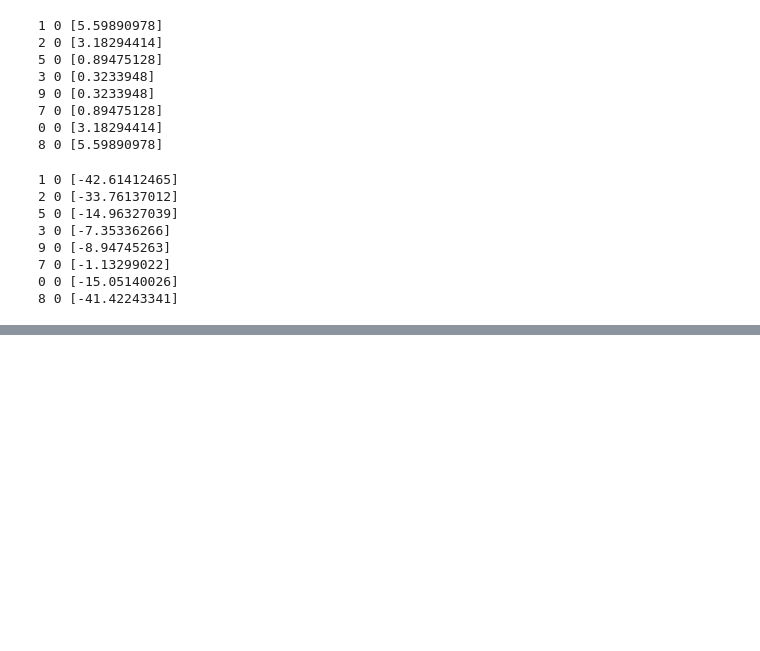
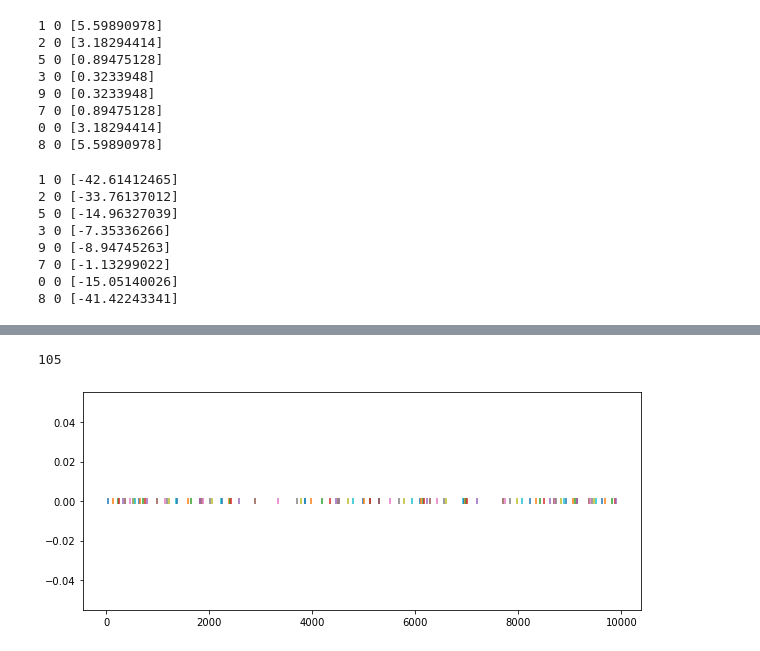
Before and after one commit to camillebesnainou/2022-01-10-polychrony, a Jupyter notebook: 2022-05-10_Besnainou_Camille.ipynb, the cells around one changed output, grey strips where cells are left out. Saved outputs shown, nothing was run; the diff lists cells and outputs as text; code cells hidden in the pictures; blank space fills up the shorter version.

```diff
--- a/2022-05-10_Besnainou_Camille.ipynb
+++ b/2022-05-10_Besnainou_Camille.ipynb
@@ -334,3 +345,5 @@ def STDP_with_r(e_in, e_out, e_true, N_epoch):
     print('W_STDP_r_homéo time : ', time.time() - start)
 
     return w_per_synapse_list
+# %%
+w_per_synapse_list = STDP_with_r(delta_e_in[19], delta_e_out[19], delta_e_true[19], 8)
@@ -363,11 +381,22 @@ def neural_network_2(e_in, w_per_synapse_list, N_epoch):
         temps_in.append((e_in_safe[i][0])*msecond)
         ind_in.append(e_in_safe[i][1])
 
+    e_true_safe = []
+    temps_true = []
+    ind_true = []
+    for i in e_true:
+        if i not in e_true_safe:
+            e_true_safe.append(i)
+
+    for i in range(len(e_true_safe)):
+        temps_true.append((e_true_safe[i][0])*msecond)
+        ind_true.append(e_true_safe[i][1])
+
     if N_epoch == 0 :
 
-        print('ind_out : ',ind_out)
-        print('temps_out : ', temps_out)
-        e = SpikeGeneratorGroup(Ni, ind_out, temps_out)
+        print('ind_out : ',ind_true)
+        print('temps_out : ', temps_true)
+        e = SpikeGeneratorGroup(Ni, ind_true, temps_true)
         e_spike = SpikeMonitor(e)
 
         run(duration)
@@ -447,7 +476,7 @@ def learn_weight_2 (Ni, n_pattern, duration, nn_j, i_syn):
             delta_w.append( w_per_synapse_list)
             print('w_per_synapse_list',w_per_synapse_list)
 
-            e_out, naps, e_spike = neural_network_2(delta_e_in[N_epoch], np.random.randint(-10,10, Ni*Nj)+delta_w[N_epoch-1], N_epoch)
+            e_out, naps, e_spike = neural_network_2(delta_e_in[N_epoch], np.random.randint(-2, 2, Ni*Nj)+delta_w[N_epoch-1], N_epoch)
             print('naps', naps.w)
             naps_w.append(naps.w)
             delta_e_out.append(e_out)
@@ -597,0 +586,3 @@ array([5.59890978, 3.18294414, 0.89475128, 0.3233948 , 0.3233948 ,
+# %%
+#avec STDP simple
+delta_e_out, delta_e_true, delta_e_in, delta_w, naps_w, naps = learn_weight_2 (Ni, n_pattern, duration, nn_j, i_syn)
@@ -597,0 +607,8 @@ array([5.59890978, 3.18294414, 0.89475128, 0.3233948 , 0.3233948 ,
+# %%
+plt.figure(figsize=(10,4))
+for i in range(len(delta_e_out[19])):
+    plt.scatter(delta_e_out[19][i][0], delta_e_out[19][i][1], marker = '|')
+len(delta_e_out[19])
+# %% [output]
+105
+[figure, added]
```
Also changed, not shown: parts of 38 cells of this notebook.
